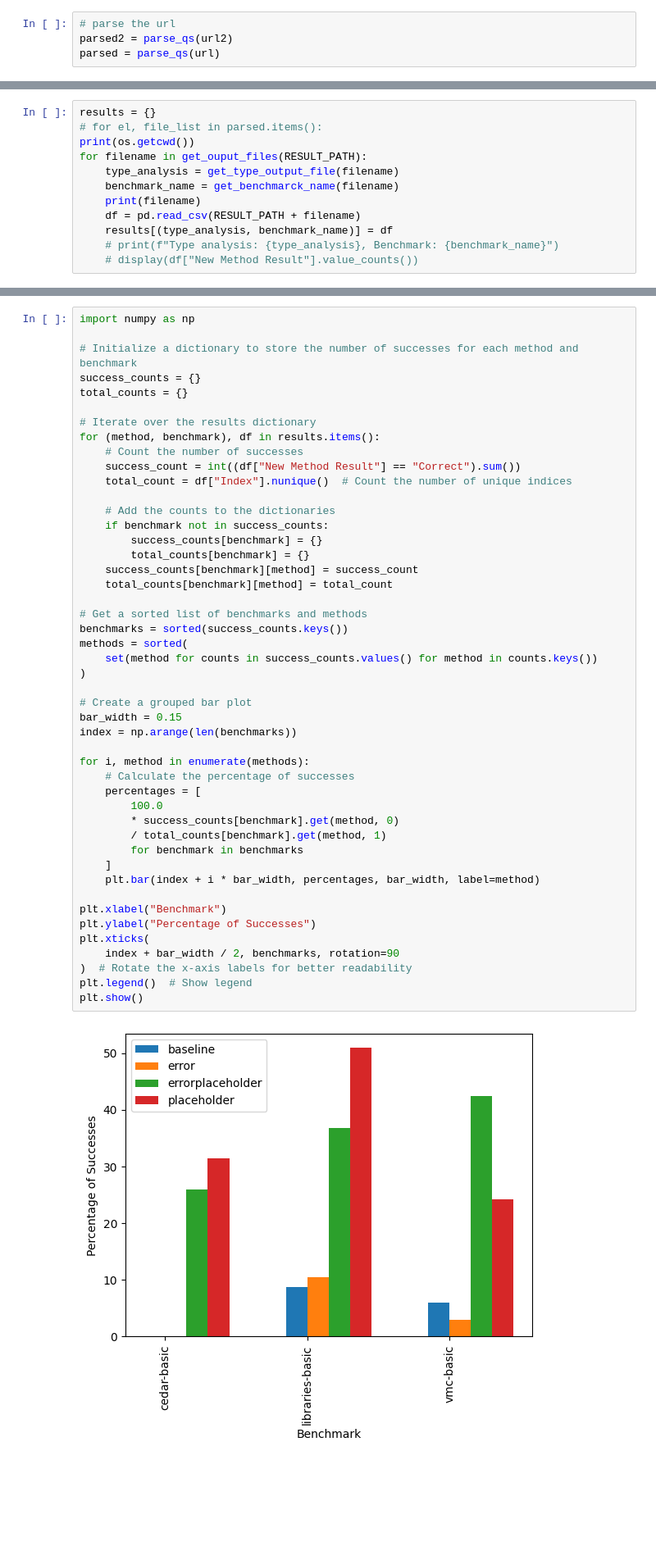
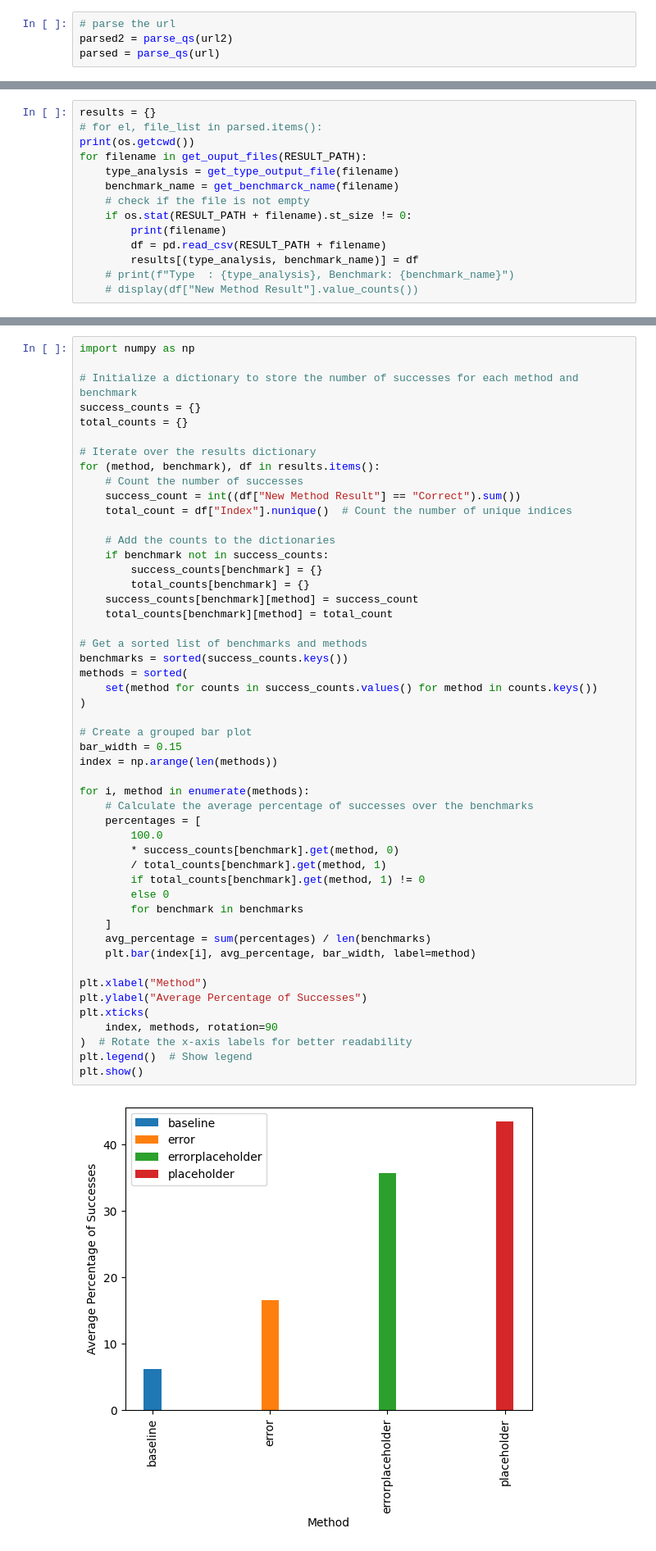
Before and after one commit to ricostynha1/dafny_laurel_repair, a Jupyter notebook: notebooks/analysis_multiexp.ipynb, the cells around one changed output, grey strips where cells are left out. Shown at 82% size. Saved outputs shown, nothing was run; the diff lists cells and outputs as text; blank space fills up the shorter version.

Commit message:
configs for experiments and analysis

```diff
--- a/notebooks/analysis_multiexp.ipynb
+++ b/notebooks/analysis_multiexp.ipynb
@@ -41,10 +41,12 @@ print(os.getcwd())
 for filename in get_ouput_files(RESULT_PATH):
     type_analysis = get_type_output_file(filename)
     benchmark_name = get_benchmarck_name(filename)
-    print(filename)
-    df = pd.read_csv(RESULT_PATH + filename)
-    results[(type_analysis, benchmark_name)] = df
-    # print(f"Type analysis: {type_analysis}, Benchmark: {benchmark_name}")
+    # check if the file is not empty
+    if os.stat(RESULT_PATH + filename).st_size != 0:
+        print(filename)
+        df = pd.read_csv(RESULT_PATH + filename)
+        results[(type_analysis, benchmark_name)] = df
+    # print(f"Type  : {type_analysis}, Benchmark: {benchmark_name}")
     # display(df["New Method Result"].value_counts())
 # %% [output]
 /usr/local/home/eric/dafny_repair/notebooks
@@ -119,37 +174,40 @@ for (method, benchmark), df in results.items():
 
     # Add the counts to the dictionaries
     if benchmark not in success_counts:
         success_counts[benchmark] = {}
         total_counts[benchmark] = {}
     success_counts[benchmark][method] = success_count
     total_counts[benchmark][method] = total_count
 
 # Get a sorted list of benchmarks and methods
 benchmarks = sorted(success_counts.keys())
 methods = sorted(
     set(method for counts in success_counts.values() for method in counts.keys())
 )
 
 # Create a grouped bar plot
 bar_width = 0.15
-index = np.arange(len(benchmarks))
+index = np.arange(len(methods))
 
 for i, method in enumerate(methods):
-    # Calculate the percentage of successes
+    # Calculate the average percentage of successes over the benchmarks
     percentages = [
         100.0
         * success_counts[benchmark].get(method, 0)
         / total_counts[benchmark].get(method, 1)
+        if total_counts[benchmark].get(method, 1) != 0
+        else 0
         for benchmark in benchmarks
     ]
-    plt.bar(index + i * bar_width, percentages, bar_width, label=method)
+    avg_percentage = sum(percentages) / len(benchmarks)
+    plt.bar(index[i], avg_percentage, bar_width, label=method)
 
-plt.xlabel("Benchmark")
-plt.ylabel("Percentage of Successes")
+plt.xlabel("Method")
+plt.ylabel("Average Percentage of Successes")
 plt.xticks(
-    index + bar_width / 2, benchmarks, rotation=90
+    index, methods, rotation=90
 )  # Rotate the x-axis labels for better readability
 plt.legend()  # Show legend
 plt.show()
 # %% [output]
-[figure, old version]
+[figure, new version]
```
Also changed, not shown: parts of 11 cells of this notebook, 24 other files.
